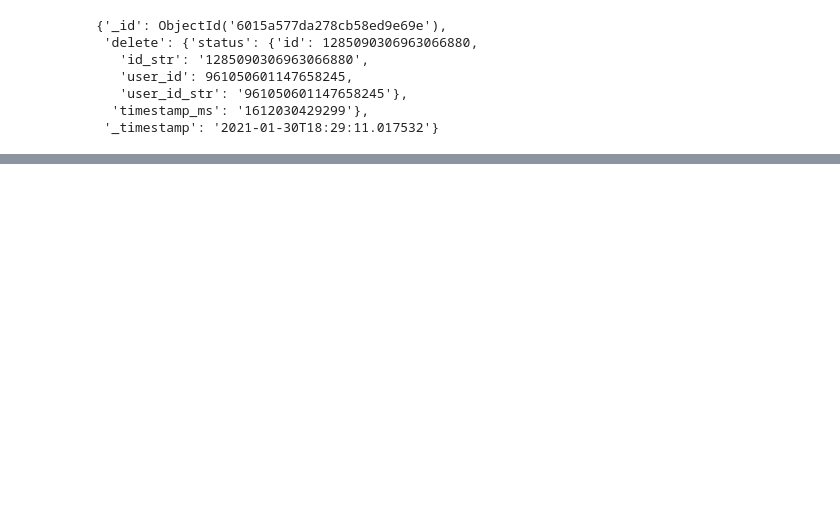
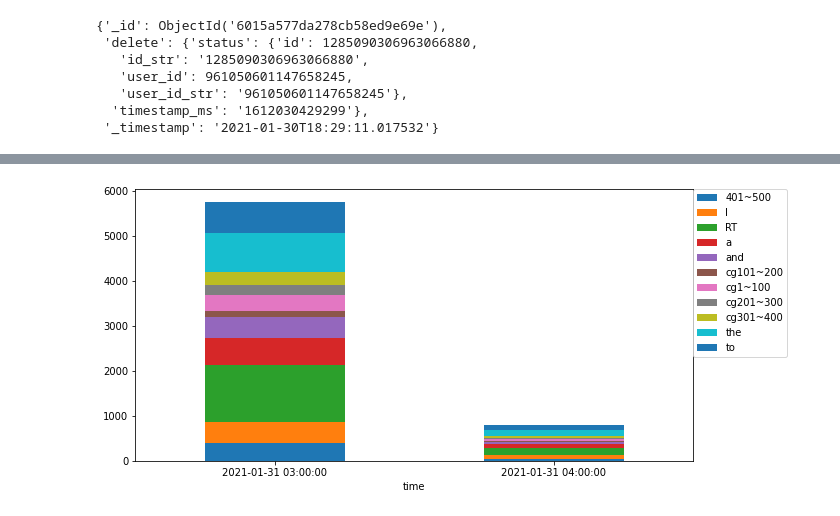
Before and after one commit to furu8/TweetAnalyzer, a Jupyter notebook: notebooks/DB_6.1.ipynb, the cells around one changed output, grey strips where cells are left out. Saved outputs shown, nothing was run; the diff lists cells and outputs as text; code cells hidden in the pictures; blank space fills up the shorter version.

```diff
--- a/notebooks/DB_6.1.ipynb
+++ b/notebooks/DB_6.1.ipynb
@@ -273,0 +652,14 @@ Py4JJavaError: An error occurred while calling o143.load.
+# %%
+result['category_grouping'] = result['category'].apply(lambda x : int(x.split('=')[-1]) if x.split('=')[0]=='COUNT' else -1)
+result.loc[(result['category_grouping']>=0)&(result['category_grouping']<=100), 'cg'] = 'cg1~100'
+result.loc[(result['category_grouping']>100)&(result['category_grouping']<=200), 'cg'] = 'cg101~200'
+result.loc[(result['category_grouping']>200)&(result['category_grouping']<=300), 'cg'] = 'cg201~300'
+result.loc[(result['category_grouping']>300)&(result['category_grouping']<=400), 'cg'] = 'cg301~400'
+result.loc[(result['category_grouping']>400)&(result['category_grouping']<=500), 'cg'] = '401~500'
+result.loc[(result['category']=='I'), 'cg'] = 'I'
+result.loc[(result['category']=='RT'), 'cg'] = 'RT'
+result.loc[(result['category']=='a'), 'cg'] = 'a'
+result.loc[(result['category']=='and'), 'cg'] = 'and'
+result.loc[(result['category']=='the'), 'cg'] = 'the'
+result.loc[(result['category']=='to'), 'cg'] = 'to'
+result
@@ -273,0 +680,3 @@ Py4JJavaError: An error occurred while calling o143.load.
+# %%
+result_pivot = pd.pivot_table(result, index='time', columns='cg')['count']
+result_pivot
@@ -273,0 +688,10 @@ Py4JJavaError: An error occurred while calling o143.load.
+# %%
+result_pivot.plot.bar(figsize=(10,5), stacked=True)
+
+plt.legend(loc='upper left',
+        bbox_to_anchor=(1, 1),
+        borderaxespad=0.,)
+plt.xticks(rotation=0)
+plt.show()
+# %% [output]
+[figure, added]
```
Also changed, not shown: parts of 62 cells of this notebook.
